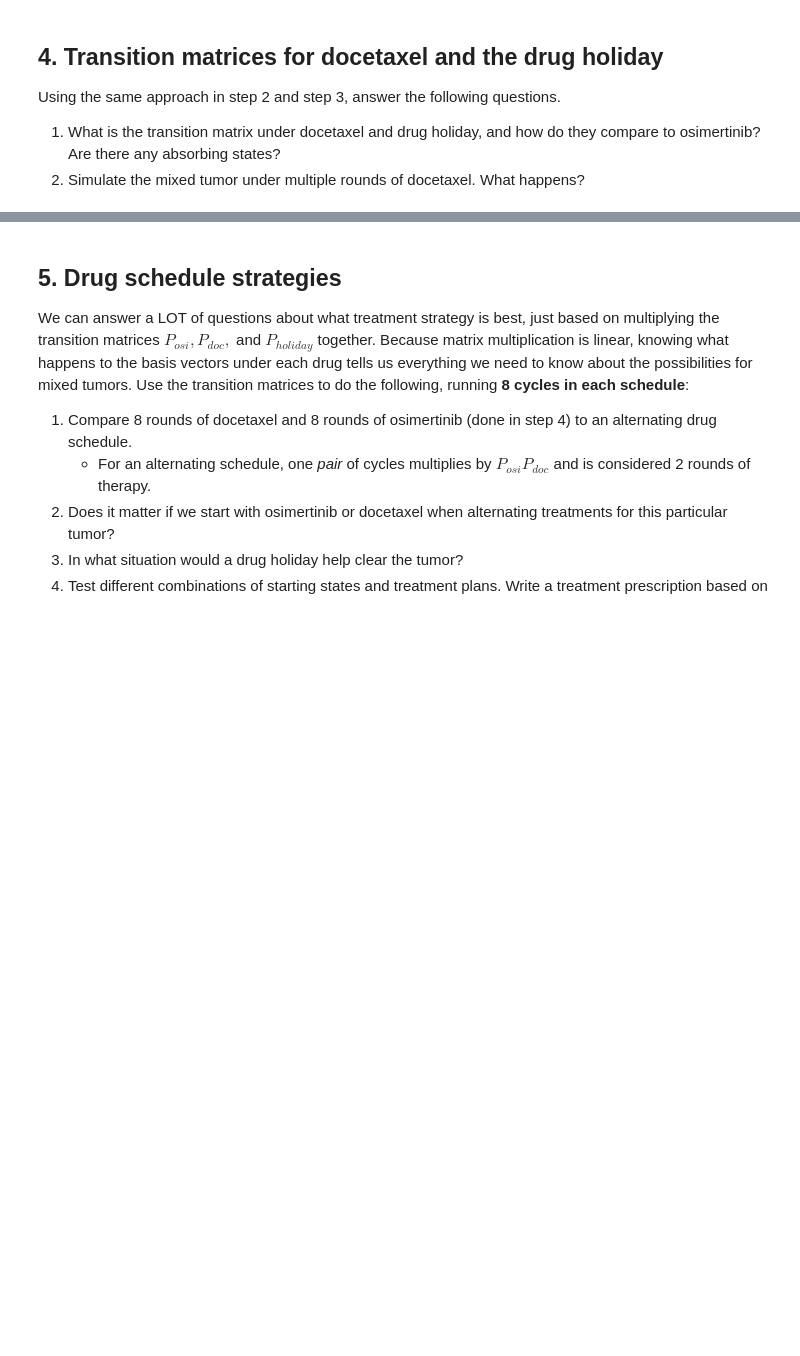
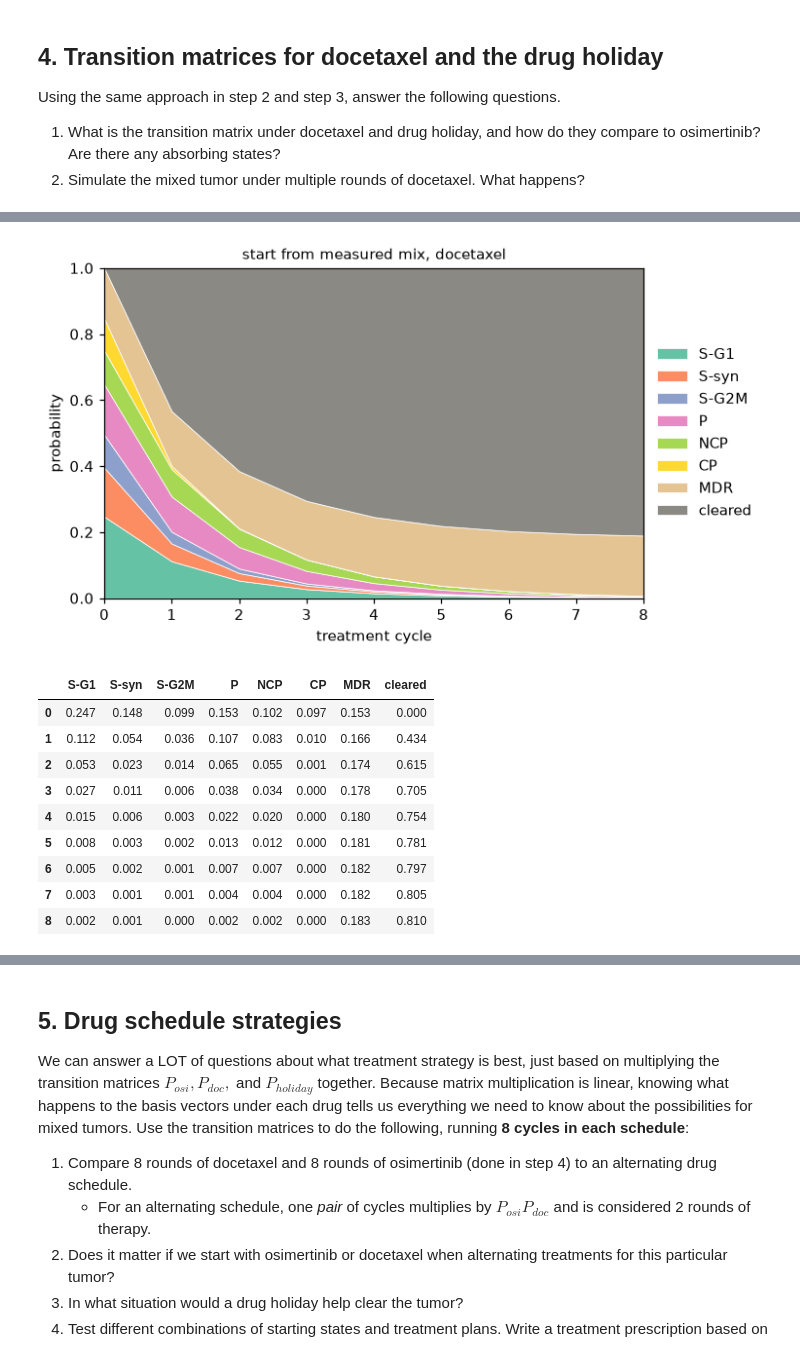
Before and after one commit to jisungl/UU_F26_templates, a Jupyter notebook: Week10/thursday_lab/Lab09_markov_chain.ipynb, the cells around one changed output, grey strips where cells are left out. Drawn from its saved outputs; the diff is of its cells as text; code cells hidden in the pictures; blank space fills up the shorter version.

```diff
--- a/Week10/thursday_lab/Lab09_markov_chain.ipynb
+++ b/Week10/thursday_lab/Lab09_markov_chain.ipynb
@@ -250,3 +405,24 @@ P_holiday = ...   # TODO
 # %%
 # Simulate the evolution of pi_mix under docetaxel
+traj_doc = evolve(pi_mix, P_doc, N_CYCLES)
+
+fig, ax = plt.subplots(figsize=(6.5, 4))
+plot_trajectory(traj_doc, ax, "start from measured mix, docetaxel")
+ax.set_ylabel("probability")
+ax.legend(loc="center left", bbox_to_anchor=(1, 0.5), frameon=False)
+plt.show()
+
+pd.DataFrame(traj_doc, columns=OUTCOMES).round(3)
+# %% [output]
+[figure, added]
+|  | S-G1 | S-syn | S-G2M | P | NCP | CP | MDR | cleared |
+| 0 | 0.247 | 0.148 | 0.099 | 0.153 | 0.102 | 0.097 | 0.153 | 0.000 |
+| 1 | 0.112 | 0.054 | 0.036 | 0.107 | 0.083 | 0.010 | 0.166 | 0.434 |
+| 2 | 0.053 | 0.023 | 0.014 | 0.065 | 0.055 | 0.001 | 0.174 | 0.615 |
+| 3 | 0.027 | 0.011 | 0.006 | 0.038 | 0.034 | 0.000 | 0.178 | 0.705 |
+| 4 | 0.015 | 0.006 | 0.003 | 0.022 | 0.020 | 0.000 | 0.180 | 0.754 |
+| 5 | 0.008 | 0.003 | 0.002 | 0.013 | 0.012 | 0.000 | 0.181 | 0.781 |
+| 6 | 0.005 | 0.002 | 0.001 | 0.007 | 0.007 | 0.000 | 0.182 | 0.797 |
+| 7 | 0.003 | 0.001 | 0.001 | 0.004 | 0.004 | 0.000 | 0.182 | 0.805 |
+| 8 | 0.002 | 0.001 | 0.000 | 0.002 | 0.002 | 0.000 | 0.183 | 0.810 |
 # %% [markdown]
```
Also changed, not shown: parts of 33 cells of this notebook, 3 other files.
